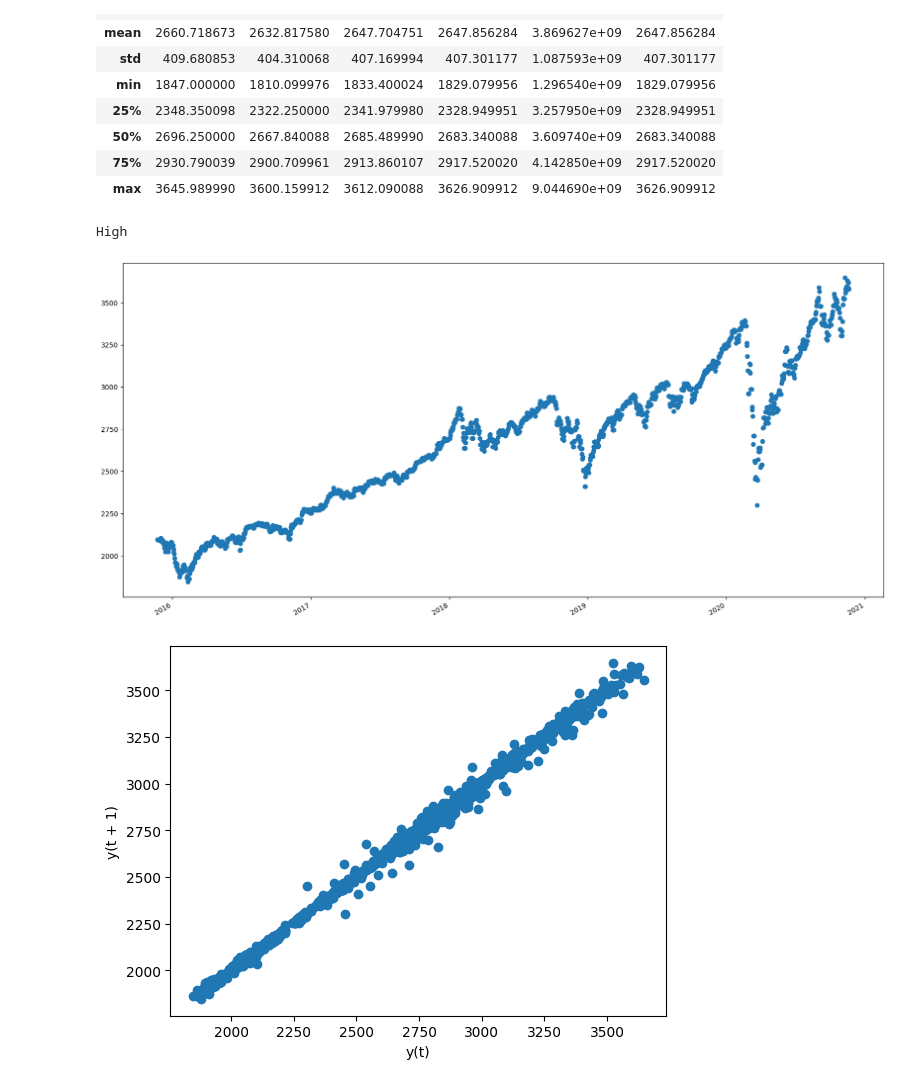
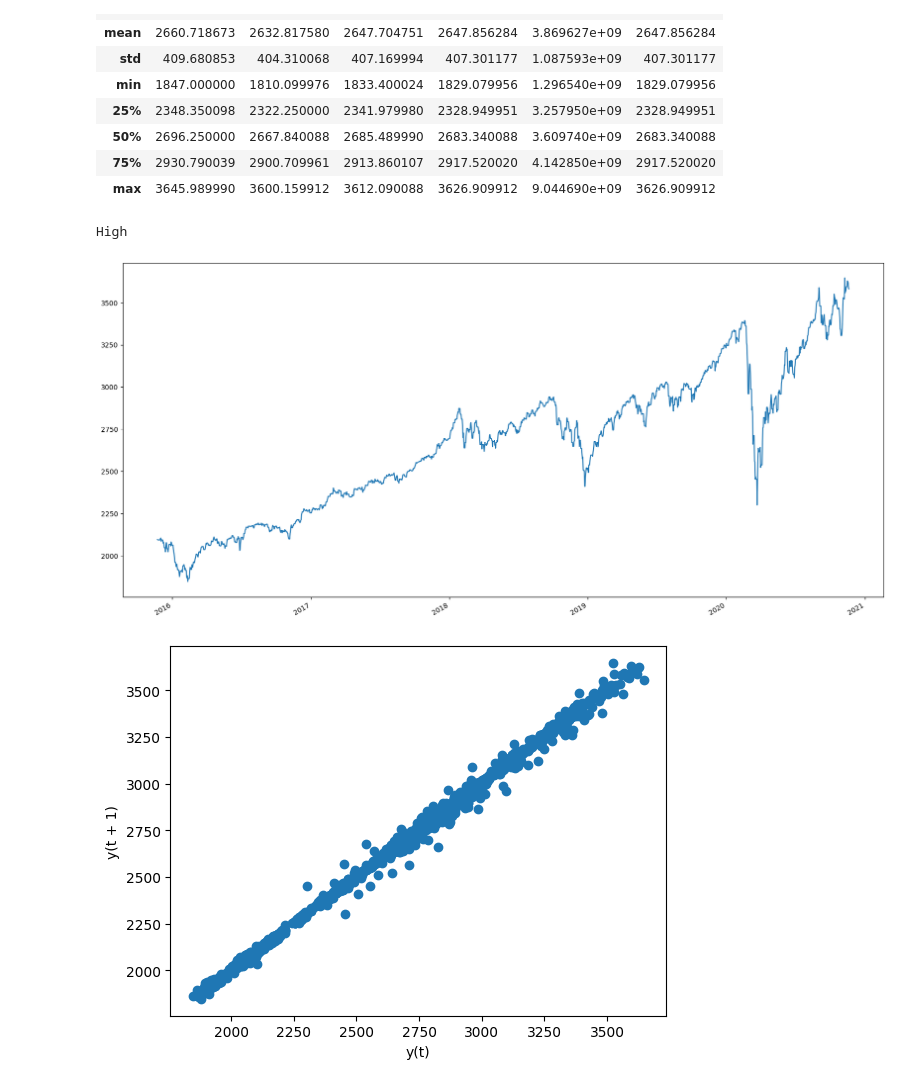
Before and after one commit to TheNoobGoda/time_series_project, a Jupyter notebook: yahoo_stock.ipynb, the cells around one changed output. Drawn from its saved outputs; the diff is of its cells as text; code cells hidden in the pictures.

```diff
--- a/yahoo_stock.ipynb
+++ b/yahoo_stock.ipynb
@@ -34,25 +34,26 @@ df.describe()
 # %%
 #df.plot(x='Date',y='High')
 
 labels = df.columns.values
 labels = labels[1:]
 
 df['Date'] = pd.to_datetime(df['Date'])
 
 years = df['Date'].dt.year.unique()
 
 for label in labels:
     print(label)
     plt.figure(figsize=(20,10))
-    plt.scatter(df['Date'],df[label])
+    #plt.scatter(df['Date'],df[label])
+    plt.plot(df['Date'],df[label])
     date_format = mdates.DateFormatter("%Y")
     plt.gca().xaxis.set_major_formatter(date_format)
     plt.gcf().autofmt_xdate()
     plt.show()
     break
 # %% [output]
 High
-[figure, old version]
+[figure, new version]
 # %%
 import plotly.express as px
 from statsmodels.tsa.seasonal import seasonal_decompose
```
Also changed, not shown: parts of 2 cells of this notebook.
